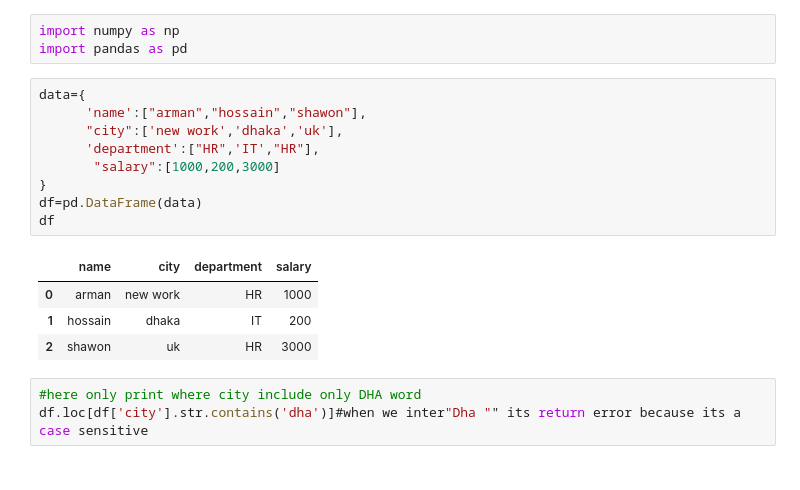
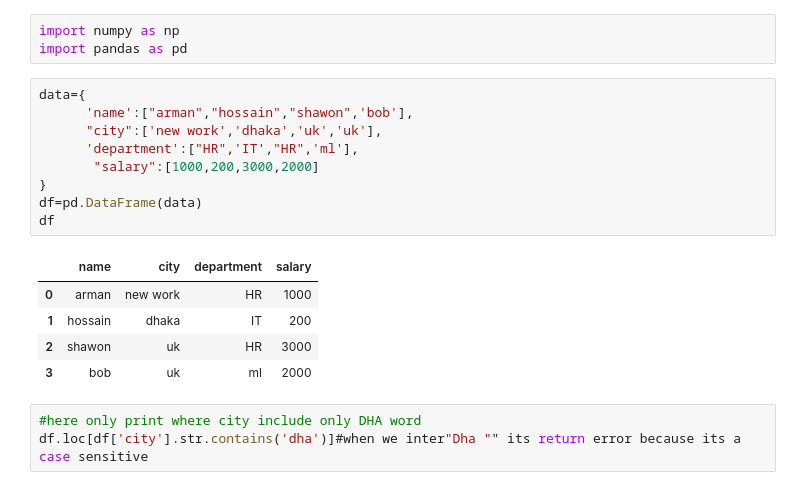
Before and after one commit to arman-hossain45/Phitrom_AI-ML, a Jupyter notebook: allModulePractice.ipynb, the cells around one changed output. Cells and saved outputs as stored; diff of their text form.

```diff
--- a/allModulePractice.ipynb
+++ b/allModulePractice.ipynb
@@ -1887,18 +1887,19 @@ import numpy as np
 import pandas as pd
 # %%
 data={
-      'name':["arman","hossain","shawon"],
-      "city":['new work','dhaka','uk'],
-      'department':["HR",'IT',"HR"],
-       "salary":[1000,200,3000]
+      'name':["arman","hossain","shawon",'bob'],
+      "city":['new work','dhaka','uk','uk'],
+      'department':["HR",'IT',"HR",'ml'],
+       "salary":[1000,200,3000,2000]
 }
 df=pd.DataFrame(data)
 df
 # %% [output]
 |  | name | city | department | salary |
 | 0 | arman | new work | HR | 1000 |
 | 1 | hossain | dhaka | IT | 200 |
 | 2 | shawon | uk | HR | 3000 |
+| 3 | bob | uk | ml | 2000 |
 # %%
 #here only print where city include only DHA word
 df.loc[df['city'].str.contains('dha')]#when we inter"Dha "" its return error because its a case sensitive
```
Also changed, not shown: parts of 18 cells of this notebook, 1 other file.
